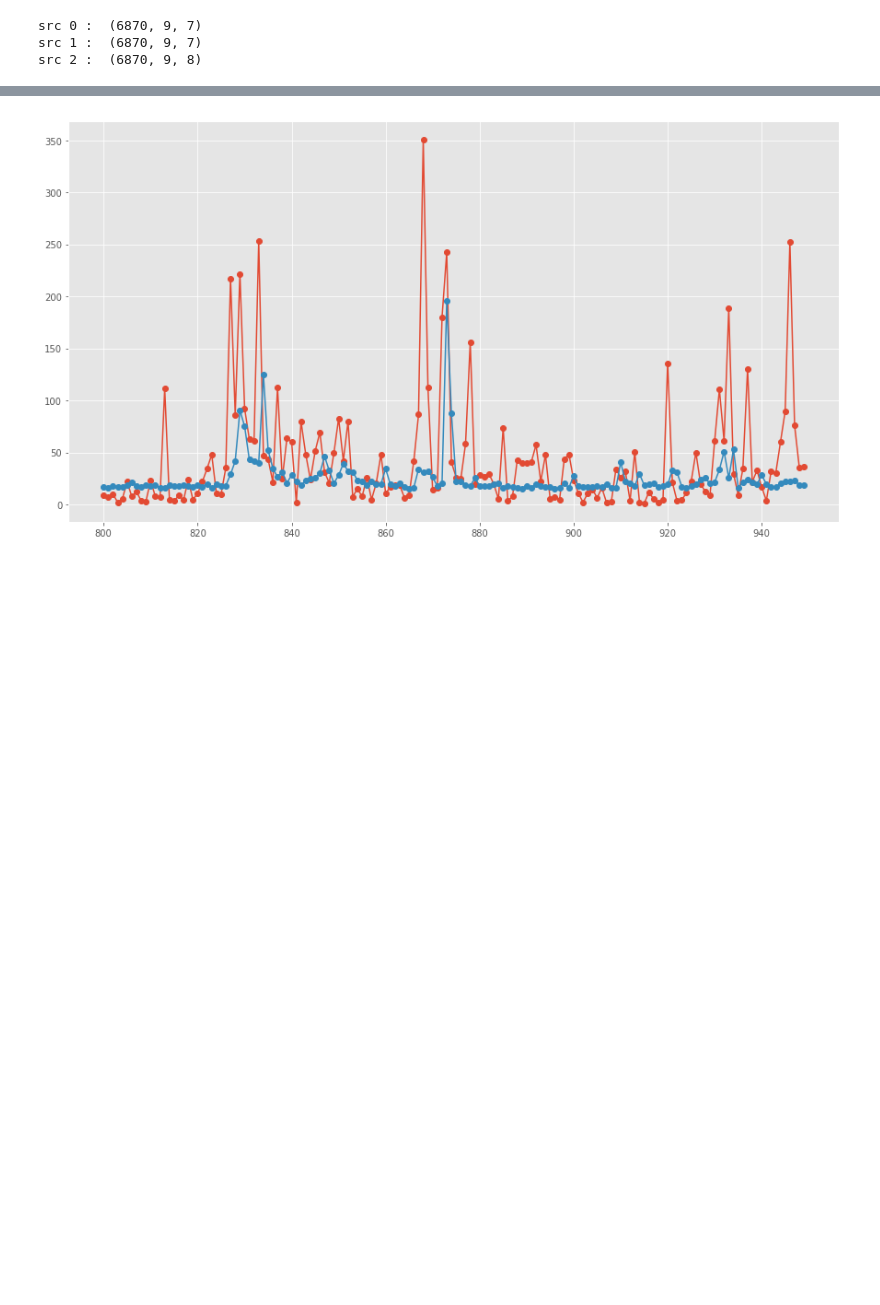
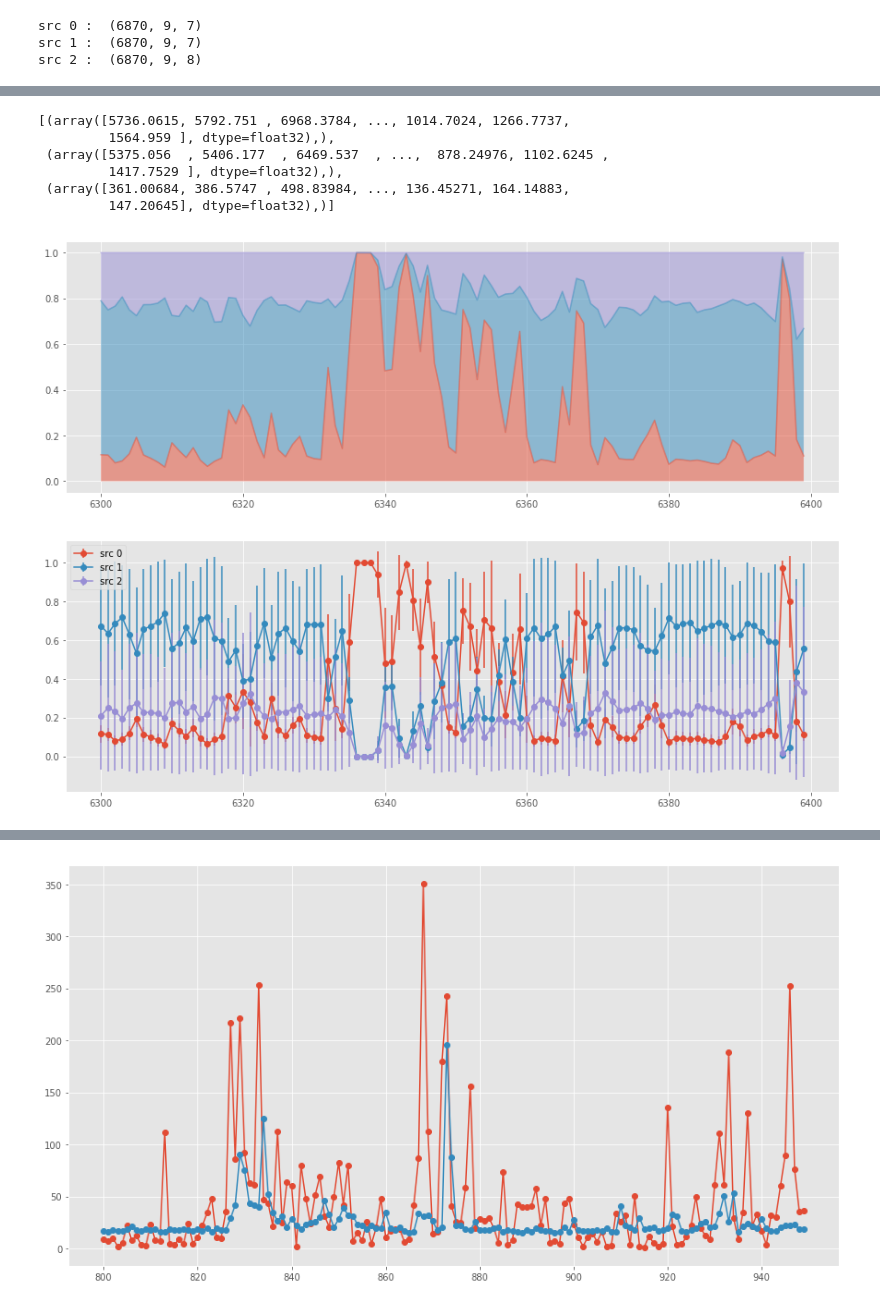
Before and after one commit to weilai0980/MixtureEnsemble, a Jupyter notebook: result_analysis.ipynb, the cells around one changed output, grey strips where cells are left out. Cells and saved outputs as stored; diff of their text form; code cells hidden in the pictures; blank space fills up the shorter version.

```diff
--- a/result_analysis.ipynb
+++ b/result_analysis.ipynb
@@ -217,7 +320,8 @@ np.random.random()
 # %%
 path_data = "../dataset/bitcoin/double_trx_ob_tar5_len10/"
 
-ts_dta = pickle.load(open(path_data + 'test.p', "rb"), encoding = 'latin1')
+ts_dta = pickle.load(open(path_data + 'test.p', "rb"),
+                     encoding = 'latin1')
 
 ts_x, ts_y = data_reshape(ts_dta,
                           bool_target_seperate = False)
@@ -227,3 +331,13 @@ ts_x, ts_y = data_reshape(ts_dta,
 src 0 :  (6870, 9, 7)
 src 1 :  (6870, 9, 7)
 src 2 :  (6870, 9, 8)
+# %%
+
+path_res = "../results/mixture_tar5_len10_ensemble_vol_unc/"
+
+py = pickle.load(open(path_res + "py_gaussian_lk_inv_none_none" + ".p", "rb"), \
+                     encoding='latin1')
+
+# [bayes_mean, bayes_total_var, bayes_vola, bayes_unc, bayes_gate_src, bayes_gate_src_var, g_src_sample]
+
+list(zip([py[1], py[2], py[3]]))
@@ -229,0 +472,58 @@ src 2 :  (6870, 9, 8)
+# %%
+
+path_res = "../results/mixture_tar5_len10_ensemble_vol_unc_70/"
+
+py = pickle.load(open(path_res + "py_gaussian_lk_inv_none_none" + ".p", "rb"), \
+                     encoding='latin1')
+
+# [bayes_mean, bayes_total_var, bayes_vola, bayes_unc, bayes_gate_src, bayes_gate_src_var, g_src_sample]
+
+list(zip([py[1], py[2], py[3]]))
+# %% [output]
+[(array([5736.0615, 5792.751 , 6968.3784, ..., 1014.7024, 1266.7737,
+         1564.959 ], dtype=float32),),
+ (array([5375.056  , 5406.177  , 6469.537  , ...,  878.24976, 1102.6245 ,
+         1417.7529 ], dtype=float32),),
+ (array([361.00684, 386.5747 , 498.83984, ..., 136.45271, 164.14883,
+         147.20645], dtype=float32),)]
+# %%
+
+# -- gate
+
+plot_l, plot_r = 6300, 6400
+
+fig, ax = plt.subplots(figsize=(15, 5));
+
+X = range(plot_l, plot_r)
+
+cumu = [0.0 for j in range(plot_l, plot_r)]
+
+for tmp_src in range(num_src):
+
+    tmp_gate = [i[tmp_src] for i in gate[plot_l: plot_r]]
+
+    tmp_cumu = cumu + np.asarray(tmp_gate)
+
+    ax.plot(X, tmp_cumu, label = '', alpha=.5)
+
+    ax.fill_between(X, cumu, tmp_cumu, alpha=.5)
+
+    cumu = tmp_cumu
+
+
+#  --
+fig, ax = plt.subplots(figsize=(15, 5));
+
+X = range(plot_l, plot_r)
+
+for tmp_src in range(num_src):
+
+    tmp_y = [i[tmp_src] for i in gate[plot_l: plot_r]]
+    tmp_yerr = [2*i[tmp_src] for i in gate_std[plot_l: plot_r]]
+
+    ax.errorbar(X, tmp_y, yerr = tmp_yerr, marker='o', label = "src " + str(tmp_src));
+
+ax.legend();
+# %% [output]
+[figure, added]
+[figure, added]
```
Also changed, not shown: parts of 18 cells of this notebook, 3 other files.
